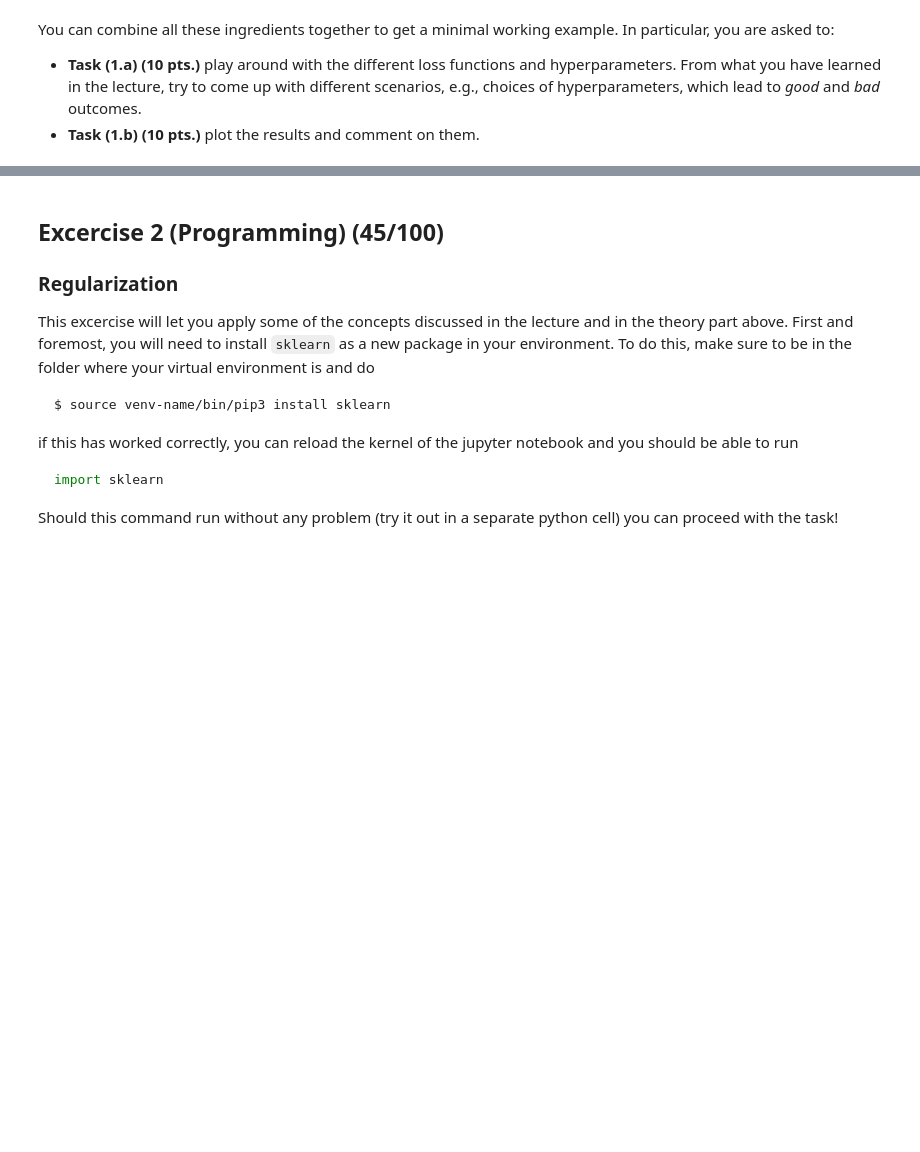
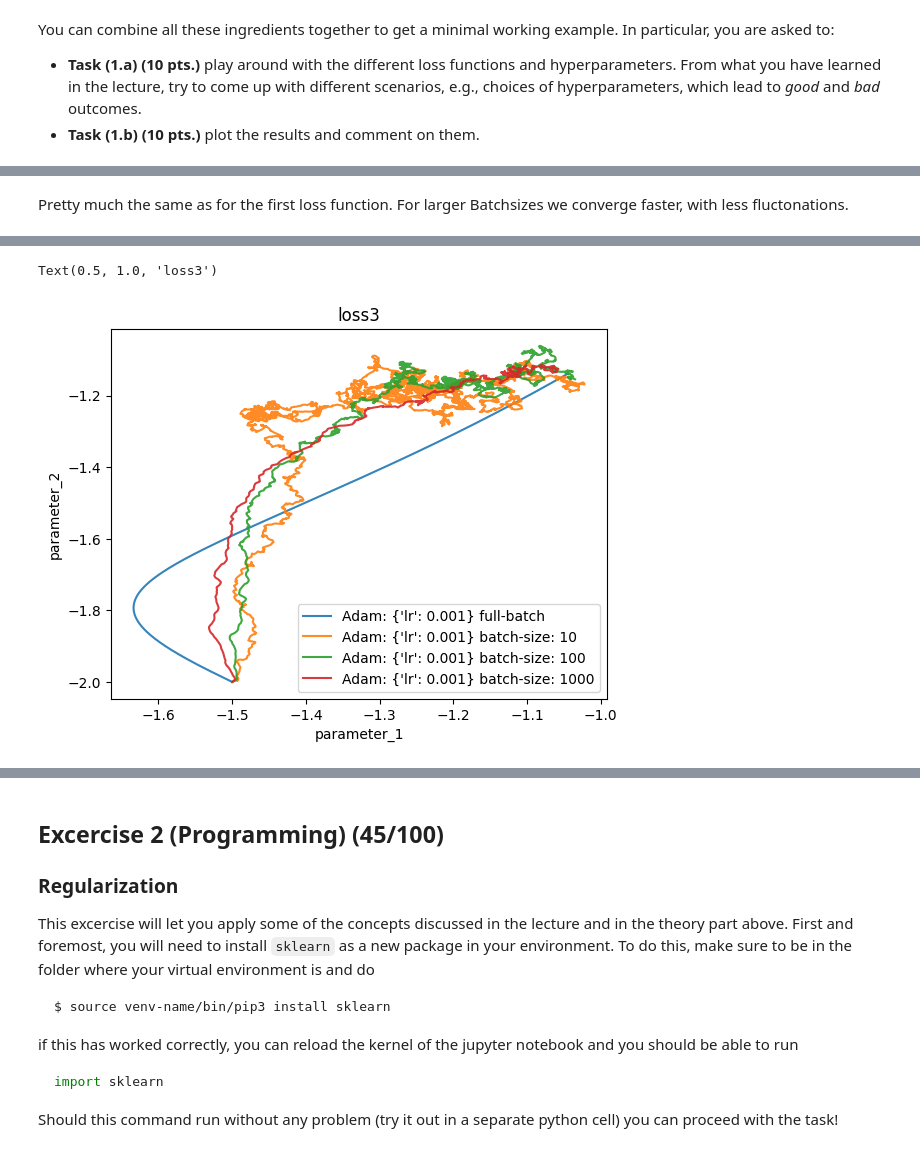
Before and after one commit to BenediktAuer/ML_SS24, a Jupyter notebook: Exercise4/sheet-4.ipynb, the cells around one changed output, grey strips where cells are left out. Saved outputs shown, nothing was run; the diff lists cells and outputs as text; code cells hidden in the pictures; blank space fills up the shorter version.

```diff
--- a/Exercise4/sheet-4.ipynb
+++ b/Exercise4/sheet-4.ipynb
@@ -211,0 +265,12 @@ In particular, you are asked to:
+# %% [markdown]
+Pretty much the same as for the first loss function. For larger Batchsizes we converge faster, with less fluctonations.
+# %%
+# Task 1.a
+lr=1e-3
+train_example(loss3, opt.Adam,{"lr": lr,},0,nsteps = int(10e3),)
+train_example(loss3, opt.Adam,{"lr": lr,},10,nsteps = int(40e3))
+train_example(loss3, opt.Adam,{"lr": lr,},100,nsteps = int(15e3))
+train_example(loss3, opt.Adam,{"lr": lr,},1000,nsteps = int(5e3))
+
+plt.title("loss3")
+# %% [output]
@@ -211,0 +281,2 @@ In particular, you are asked to:
+Text(0.5, 1.0, 'loss3')
+[figure, added]
```
Also changed, not shown: parts of 33 cells of this notebook.
